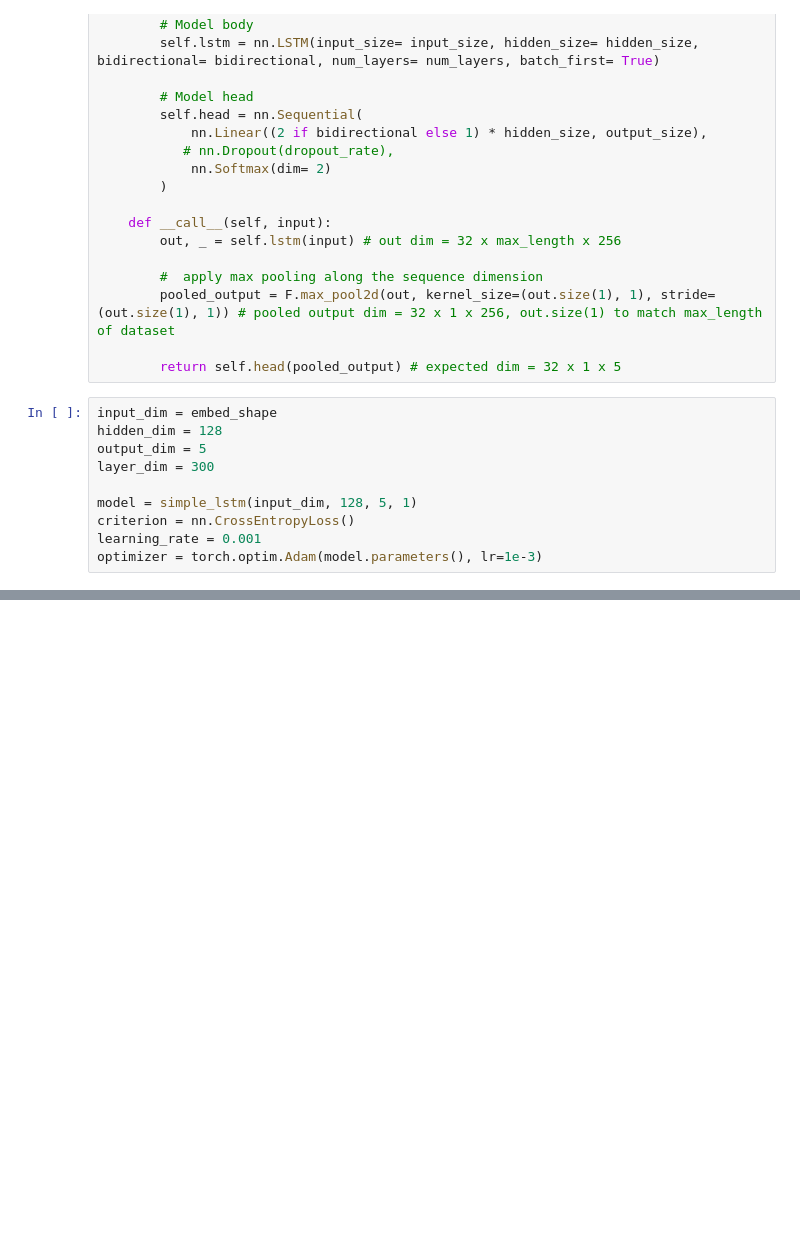
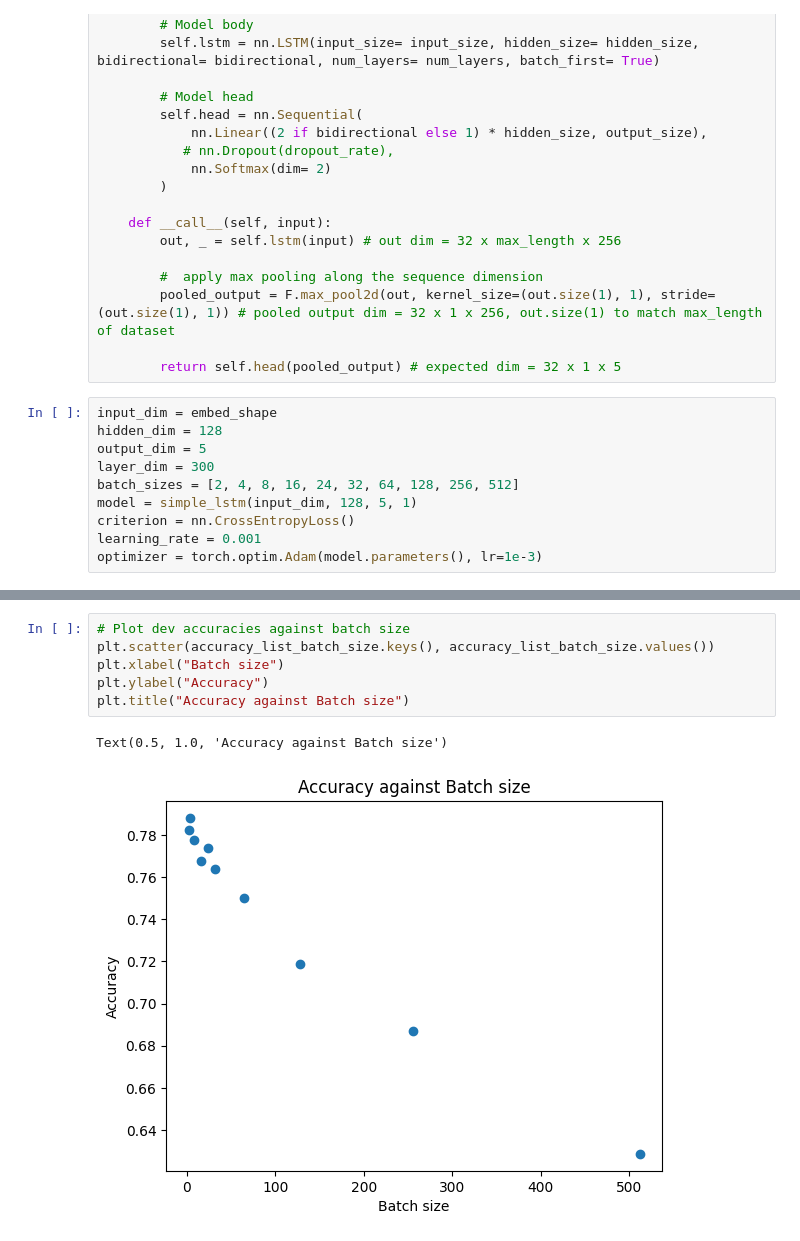
Before and after one commit to gtengwei/CZ4045-NLP-Group-8, a Jupyter notebook: Part 2/Part_2_LSTM_model.ipynb, the cells around one changed output, grey strips where cells are left out. Drawn from its saved outputs; the diff is of its cells as text; blank space fills up the shorter version.

Commit message:
Update Part_2_LSTM_model.ipynb
added batch size comparison

```diff
--- a/Part 2/Part_2_LSTM_model.ipynb
+++ b/Part 2/Part_2_LSTM_model.ipynb
@@ -267,7 +268,7 @@ input_dim = embed_shape
 hidden_dim = 128
 output_dim = 5
 layer_dim = 300
-
+batch_sizes = [2, 4, 8, 16, 24, 32, 64, 128, 256, 512]
 model = simple_lstm(input_dim, 128, 5, 1)
 criterion = nn.CrossEntropyLoss()
 learning_rate = 0.001
@@ -373,0 +395,9 @@ plt.legend()
+# %%
+# Plot dev accuracies against batch size
+plt.scatter(accuracy_list_batch_size.keys(), accuracy_list_batch_size.values())
+plt.xlabel("Batch size")
+plt.ylabel("Accuracy")
+plt.title("Accuracy against Batch size")
+# %% [output]
+Text(0.5, 1.0, 'Accuracy against Batch size')
+[figure, added]
```
Also changed, not shown: parts of 9 cells of this notebook.
